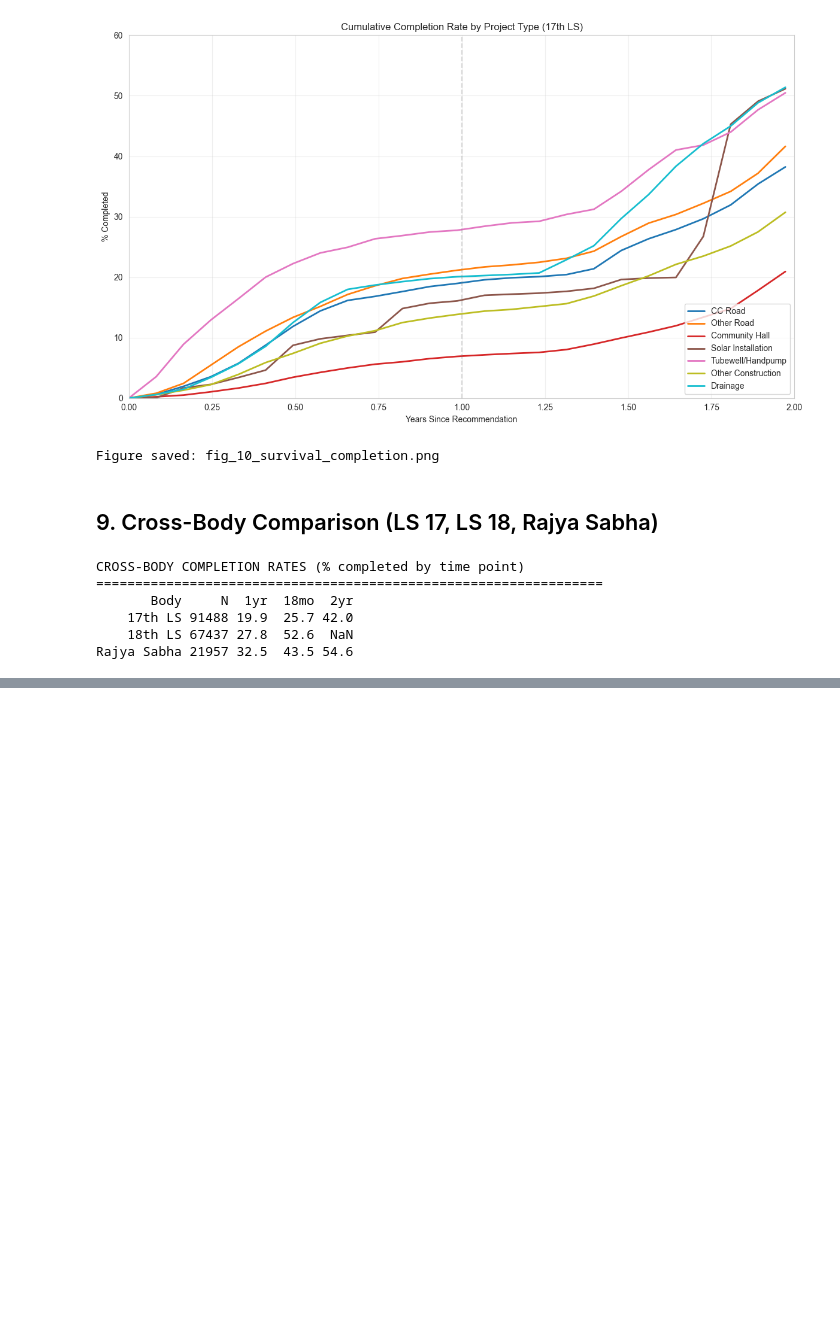
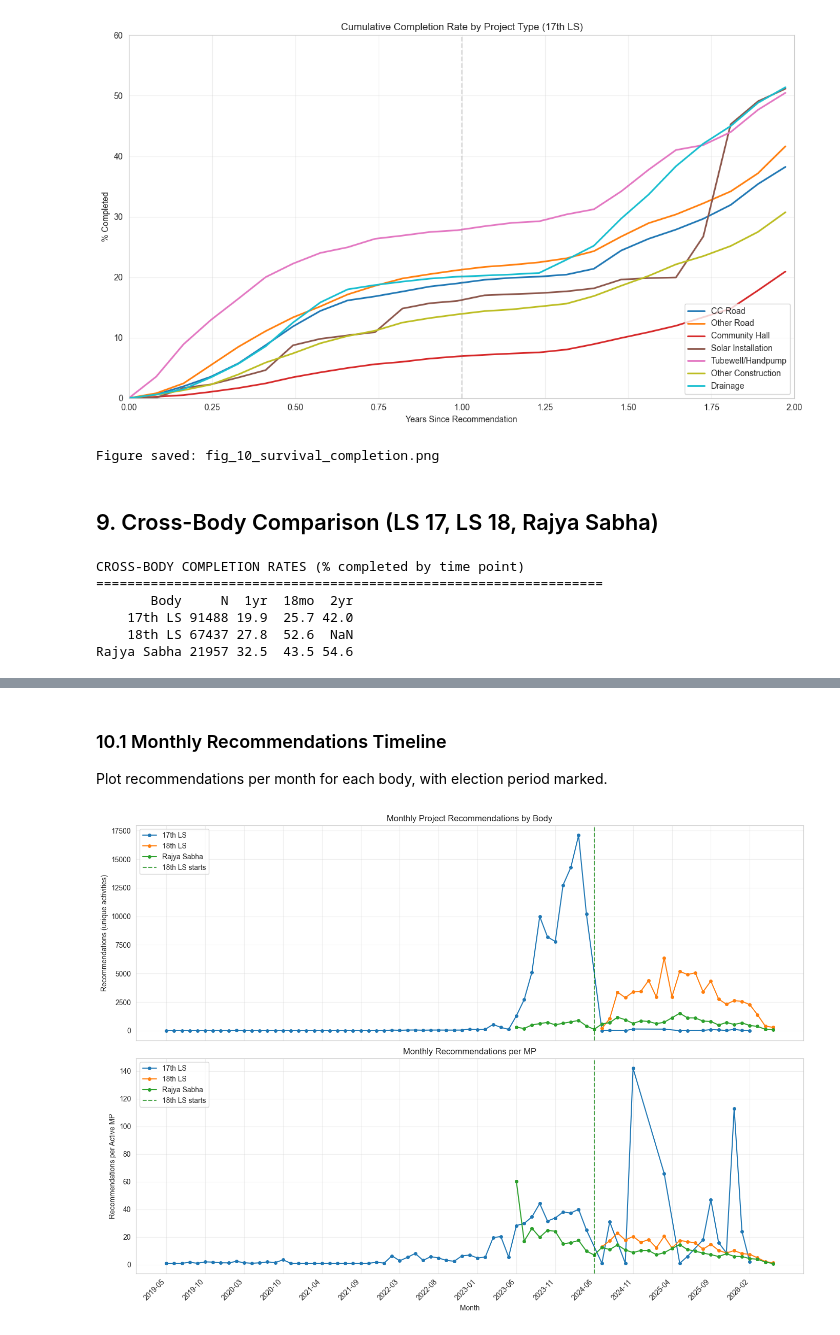
Before and after one commit to in-rolls/mplads, a Jupyter notebook: analysis/03_project_analysis.ipynb, the cells around one changed output, grey strips where cells are left out. Cells and saved outputs as stored; diff of their text form; code cells hidden in the pictures; blank space fills up the shorter version.

```diff
--- a/analysis/03_project_analysis.ipynb
+++ b/analysis/03_project_analysis.ipynb
@@ -851,0 +865,14 @@ Rajya Sabha 21957 32.5  43.5 54.6
+# %%
+def load_works_data(archive_path):
+    """Load works data from archive."""
+    with tarfile.open(archive_path, 'r:gz') as tar:
+        csv_member = [m for m in tar.getmembers() if m.name.endswith('.csv') and not m.name.startswith('._')][0]
+        return pd.read_csv(tar.extractfile(csv_member), low_memory=False, on_bad_lines='skip')
+
+ls17_df = load_works_data(DATA_DIR / 'works_ls17.csv.tar.gz')
+ls18_df = load_works_data(DATA_DIR / 'works_ls18.csv.tar.gz')
+rs_df = load_works_data(DATA_DIR / 'works_rs.csv.tar.gz')
+
+print(f"17th LS: {len(ls17_df):,} records")
+print(f"18th LS: {len(ls18_df):,} records")
+print(f"RS: {len(rs_df):,} records")
@@ -851,0 +928,50 @@ Rajya Sabha 21957 32.5  43.5 54.6
+# %% [markdown]
+### 10.1 Monthly Recommendations Timeline
+
+Plot recommendations per month for each body, with election period marked.
+# %%
+all_months_sorted = sorted(all_rec['month'].unique())
+month_to_idx = {m: i for i, m in enumerate(all_months_sorted)}
+month_labels = [str(m) for m in all_months_sorted]
+
+fig, axes = plt.subplots(2, 1, figsize=(14, 10), sharex=True)
+
+for body, color, label in [('17th LS', COLORS[0], '17th LS'), ('18th LS', COLORS[1], '18th LS'), ('RS', COLORS[2], 'Rajya Sabha')]:
+    body_data = all_rec[all_rec['body'] == body].copy()
+    if len(body_data) == 0:
+        continue
+    body_data = body_data.sort_values('month')
+    x_positions = [month_to_idx[m] for m in body_data['month']]
+    axes[0].plot(x_positions, body_data['recommendations'], marker='o', label=label, color=color, markersize=4)
+    axes[1].plot(x_positions, body_data['rec_per_mp'], marker='o', label=label, color=color, markersize=4)
+
+election_months = ['2024-04', '2024-05']
+for ax in axes:
+    for em in election_months:
+        if em in month_labels:
+            idx = month_labels.index(em)
+            ax.axvspan(idx - 0.5, idx + 0.5, alpha=0.15, color='red')
+    if '2024-06' in month_labels:
+        idx = month_labels.index('2024-06')
+        ax.axvline(x=idx, color='green', linestyle='--', alpha=0.7, label='18th LS starts')
+
+axes[0].set_ylabel('Recommendations (unique activities)')
+axes[0].set_title('Monthly Project Recommendations by Body')
+axes[0].legend(loc='upper left')
+axes[0].grid(True, alpha=0.3)
+
+axes[1].set_ylabel('Recommendations per Active MP')
+axes[1].set_xlabel('Month')
+axes[1].set_title('Monthly Recommendations per MP')
+axes[1].legend(loc='upper left')
+axes[1].grid(True, alpha=0.3)
+
+step = max(1, len(month_labels) // 15)
+axes[1].set_xticks(range(0, len(month_labels), step))
+axes[1].set_xticklabels([month_labels[i] for i in range(0, len(month_labels), step)], rotation=45, ha='right')
+
+plt.tight_layout()
+plt.savefig(DATA_DIR / 'fig_11_monthly_recommendations.png', dpi=150)
+plt.show()
+# %% [output]
+[figure, added]
```
Also changed, not shown: parts of 13 cells of this notebook, 3 other files.
